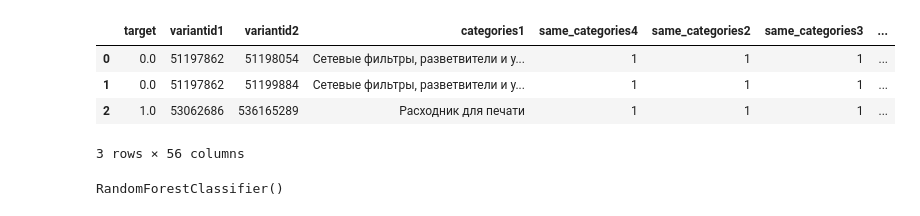
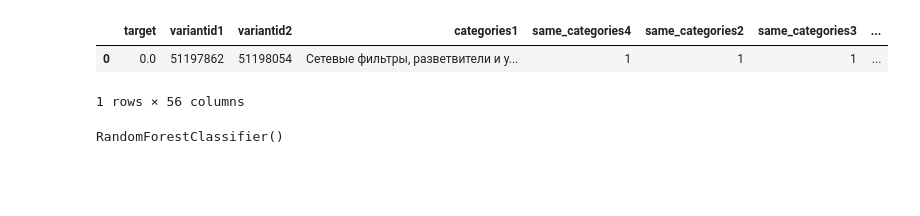
Before and after one commit to emille42/MarketplaceTaskHackaton2023, a Jupyter notebook: notebooks/4 Predict with Random Forest.ipynb, the cells around one changed output. Cells and saved outputs as stored; diff of their text form; code cells hidden in the pictures; blank space fills up the shorter version.

```diff
--- a/notebooks/4 Predict with Random Forest.ipynb
+++ b/notebooks/4 Predict with Random Forest.ipynb
@@ -12,13 +12,11 @@ from src.utils import pr_auc_macro
 # %%
 generated_features_df = pd.read_parquet("../preprocessed/generated_features.parquet")
 # %%
-generated_features_df.head(3)
+generated_features_df.head(1)
 # %% [output]
 |  | target | variantid1 | variantid2 | categories1 | same_categories4 | same_categories2 | same_categories3 | ... |
 | 0 | 0.0 | 51197862 | 51198054 | Сетевые фильтры, разветвители и у... | 1 | 1 | 1 | ... |
-| 1 | 0.0 | 51197862 | 51199884 | Сетевые фильтры, разветвители и у... | 1 | 1 | 1 | ... |
-| 2 | 1.0 | 53062686 | 536165289 | Расходник для печати | 1 | 1 | 1 | ... |
-3 rows × 56 columns
+1 rows × 56 columns
 # %%
 X = generated_features_df.drop(["target"], axis=1)
 y = generated_features_df['target'].to_numpy()
```
Also changed, not shown: parts of 3 cells of this notebook.
